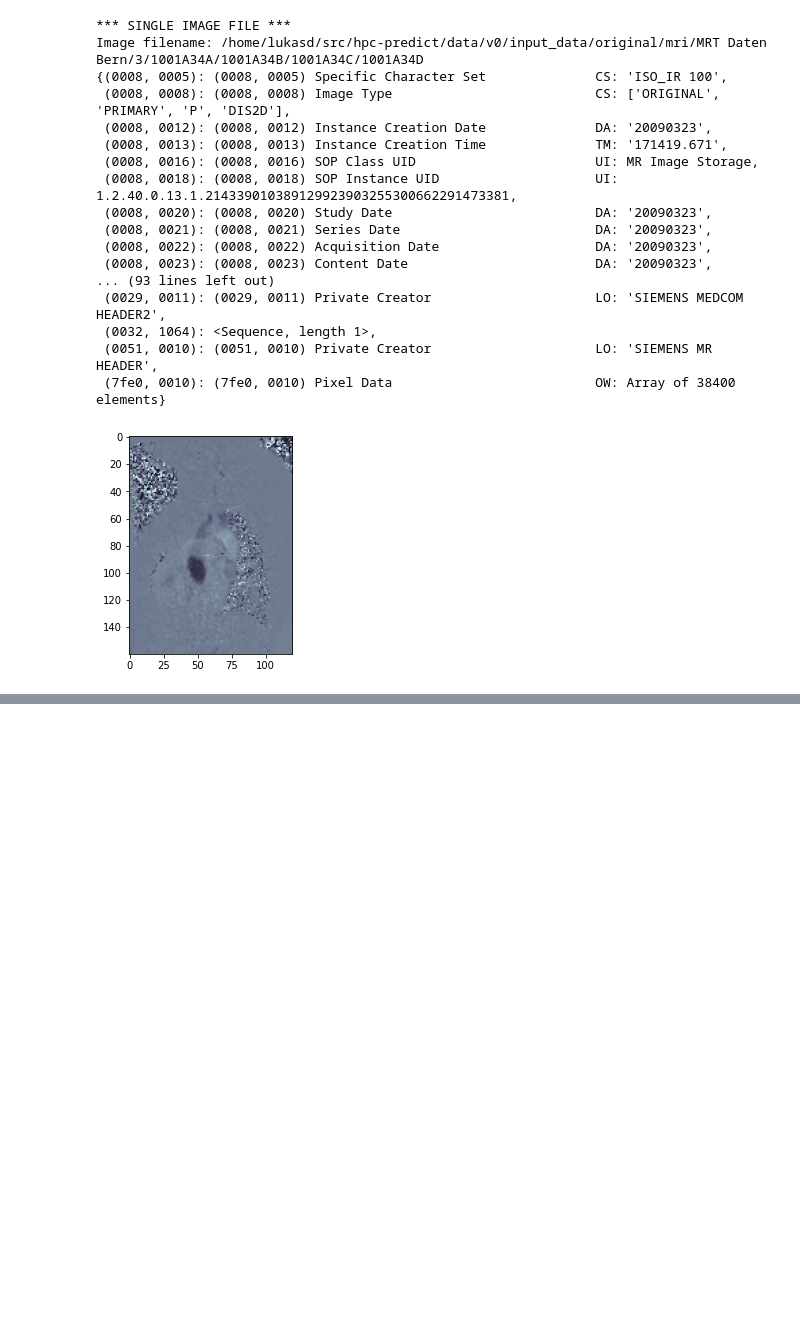
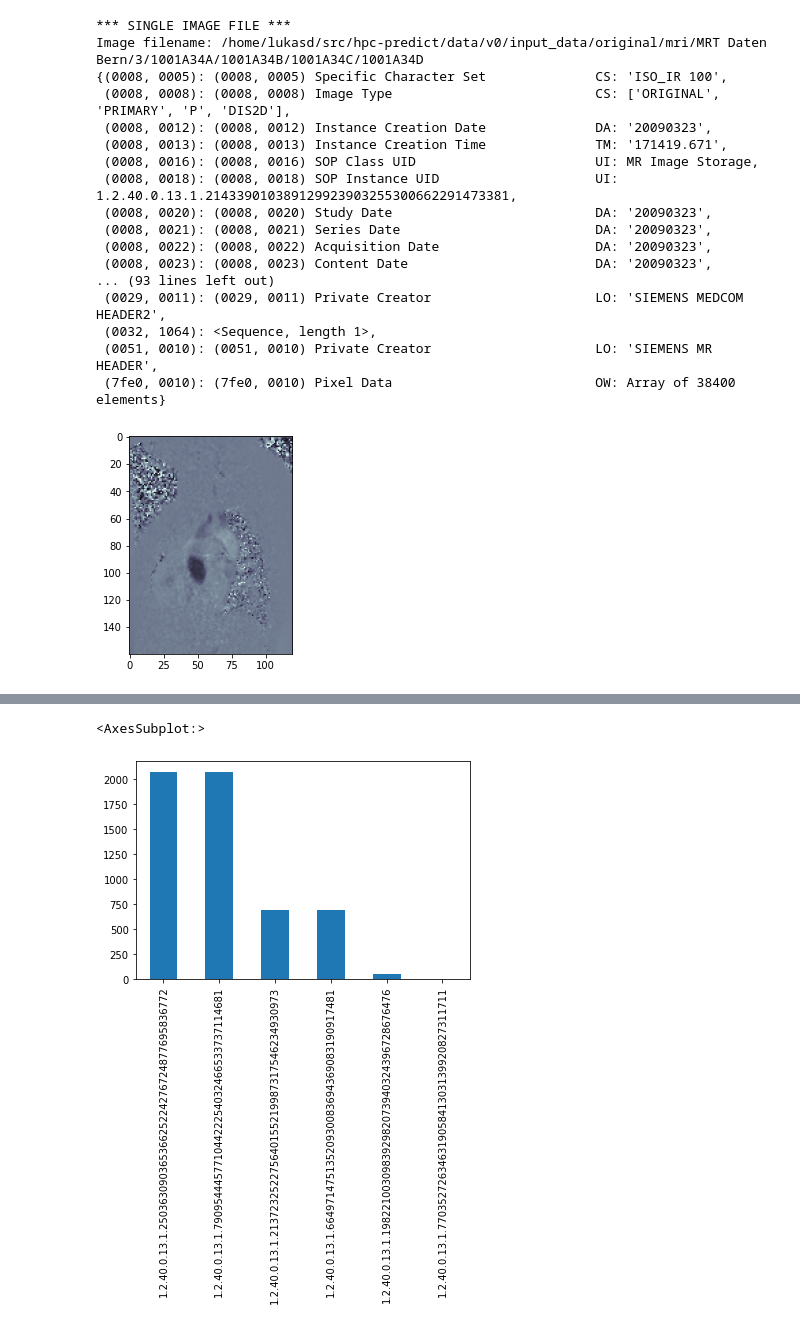
Before and after one commit to alimokh91/IMPACT_Test, a Jupyter notebook: mri_datasource/freiburg/explore_freiburg_data.ipynb, the cells around one changed output, grey strips where cells are left out. Saved outputs shown, nothing was run; the diff lists cells and outputs as text; code cells hidden in the pictures; blank space fills up the shorter version.

```diff
--- a/mri_datasource/freiburg/explore_freiburg_data.ipynb
+++ b/mri_datasource/freiburg/explore_freiburg_data.ipynb
@@ -405,0 +494,5 @@ Image filename: /home/lukasd/src/hpc-predict/data/v0/input_data/original/mri/MRT
+# %%
+non_null_df_renamed['Series Instance UID'].value_counts().plot(kind='bar')
+# %% [output]
+<AxesSubplot:>
+[figure, added]
```
Also changed, not shown: parts of 19 cells of this notebook, 2 other files.
